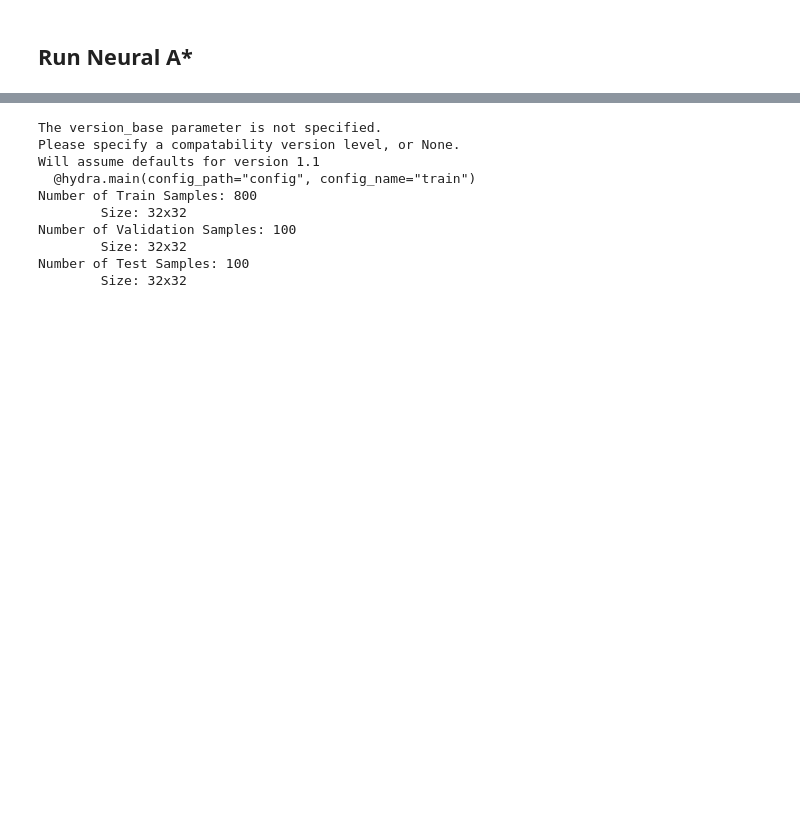
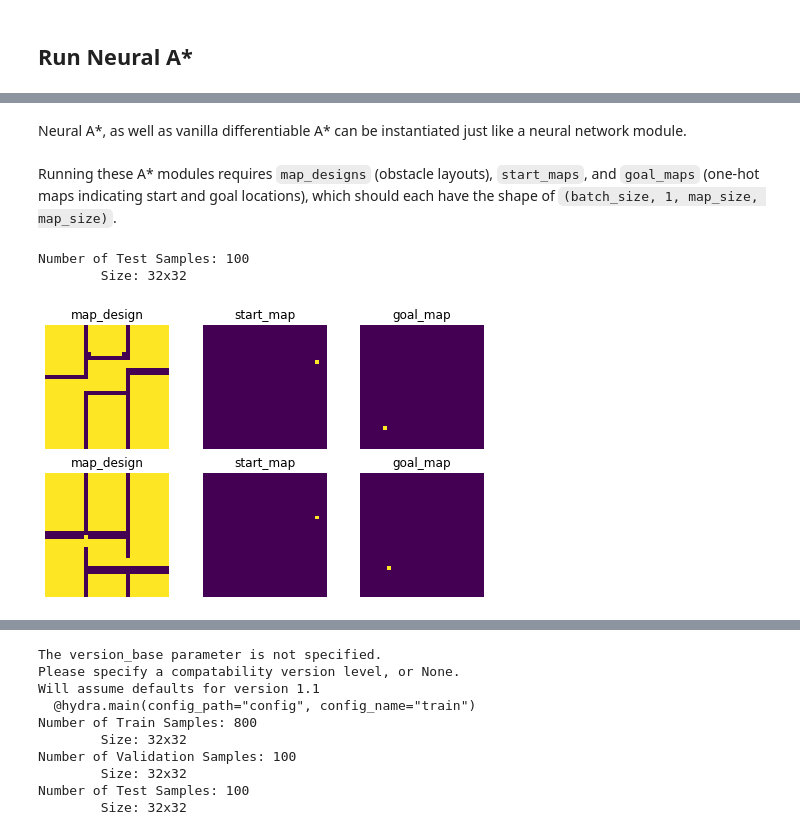
Before and after one commit to omron-sinicx/neural-astar, a Jupyter notebook: example.ipynb, the cells around one changed output, grey strips where cells are left out. Cells and saved outputs as stored; diff of their text form; code cells hidden in the pictures; blank space fills up the shorter version.

Commit message:
Update notebooks and results

```diff
--- a/example.ipynb
+++ b/example.ipynb
@@ -28,15 +12,0 @@ vanilla_astar = VanillaAstar().to(device)
-# %%
-# average performances over 5 starts
-
-set_global_seeds(1234)
-dataloader = create_dataloader("planning-datasets/data/mpd/mazes_032_moore_c8.npz", "test", 100, shuffle=False, num_starts=5)
-va_outputs_list, na_outputs_list = [], []
-with torch.no_grad():
-    for map_designs, start_maps, goal_maps, opt_trajs in dataloader:
-        for i in tqdm(range(start_maps.shape[1])):
-            vanilla_astar.eval()
-            va_outputs_list.append(vanilla_astar(map_designs.to(device), start_maps[:, i:i+1].to(device), goal_maps.to(device)))
-            neural_astar.eval()
-            na_outputs_list.append(neural_astar(map_designs.to(device), start_maps[:, i:i+1].to(device), goal_maps.to(device)))
-
-calc_metrics_from_multiple_results(na_outputs_list, va_outputs_list)
@@ -91,0 +22,2 @@ Wall time: 793 ms
+# %% [markdown]
+Neural A\*, as well as vanilla differentiable A\* can be instantiated just like a neural network module.
@@ -91,0 +28,21 @@ Wall time: 793 ms
+# %% [markdown]
+Running these A\* modules requires `map_designs` (obstacle layouts), `start_maps`, and `goal_maps` (one-hot maps indicating start and goal locations), which should each have the shape of `(batch_size, 1, map_size, map_size)`.
+# %%
+dataloader = create_dataloader("planning-datasets/data/mpd/mazes_032_moore_c8.npz", "test", 8)
+map_designs, start_maps, goal_maps, _ = next(iter(dataloader))
+
+fig, axes = plt.subplots(2, 3, figsize=[8, 5])
+for i in range(2):
+    axes[i, 0].imshow(map_designs.numpy()[i, 0])
+    axes[i, 0].set_title("map_design")
+    axes[i, 0].axis("off")
+    axes[i, 1].imshow(start_maps.numpy()[i, 0])
+    axes[i, 1].set_title("start_map")
+    axes[i, 1].axis("off")
+    axes[i, 2].imshow(goal_maps.numpy()[i, 0])
+    axes[i, 2].set_title("goal_map")
+    axes[i, 2].axis("off")
+# %% [output]
+Number of Test Samples: 100
+        Size: 32x32
+[figure, added]
```
Also changed, not shown: parts of 11 cells of this notebook, 3 other files.
